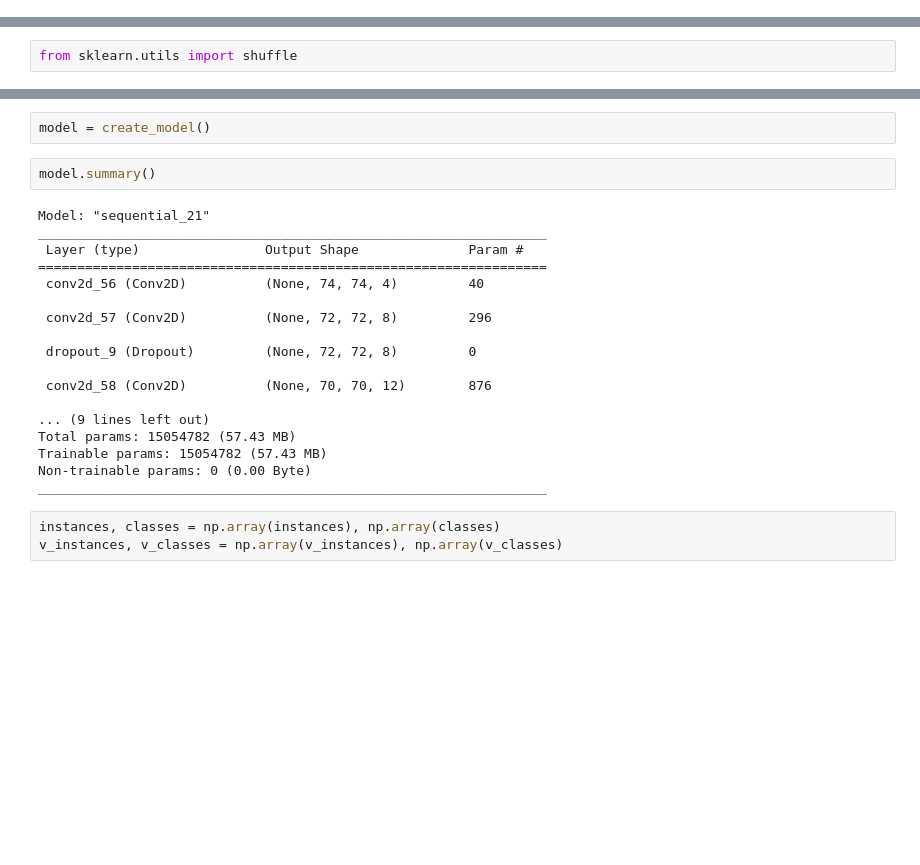
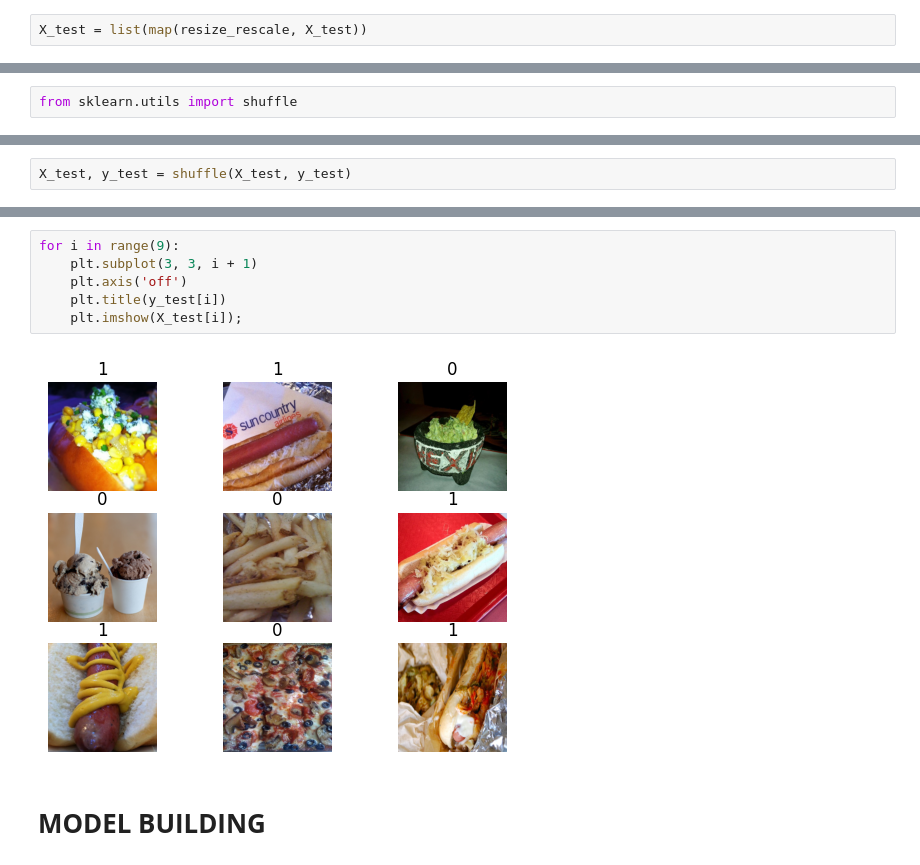
Before and after one commit to Venchislav/SeeFood, a Jupyter notebook: SeeFoodMain.ipynb, the cells around one changed output, grey strips where cells are left out. Cells and saved outputs as stored; diff of their text form; blank space fills up the shorter version.

```diff
--- a/SeeFoodMain.ipynb
+++ b/SeeFoodMain.ipynb
@@ -75,0 +90,2 @@ v_classes
+# %%
+X_test = list(map(resize_rescale, X_test))
@@ -93,0 +98,2 @@ def create_model():
+# %%
+X_test, y_test = shuffle(X_test, y_test)
@@ -101,25 +113,10 @@ for i in range(len(instances)):
-# %%
-model = create_model()
-# %%
-model.summary()
-# %% [output]
-Model: "sequential_21"
-_________________________________________________________________
- Layer (type)                Output Shape              Param #
-=================================================================
- conv2d_56 (Conv2D)          (None, 74, 74, 4)         40
-
- conv2d_57 (Conv2D)          (None, 72, 72, 8)         296
-
- dropout_9 (Dropout)         (None, 72, 72, 8)         0
-
- conv2d_58 (Conv2D)          (None, 70, 70, 12)        876
-
-... (9 lines left out)
-Total params: 15054782 (57.43 MB)
-Trainable params: 15054782 (57.43 MB)
-Non-trainable params: 0 (0.00 Byte)
-_________________________________________________________________
-# %%
-instances, classes = np.array(instances), np.array(classes)
-v_instances, v_classes = np.array(v_instances), np.array(v_classes)
+# %%
+for i in range(9):
+    plt.subplot(3, 3, i + 1)
+    plt.axis('off')
+    plt.title(y_test[i])
+    plt.imshow(X_test[i]);
+# %% [output]
+[figure, added]
+# %% [markdown]
+# **MODEL BUILDING**
```
Also changed, not shown: parts of 49 cells of this notebook.
